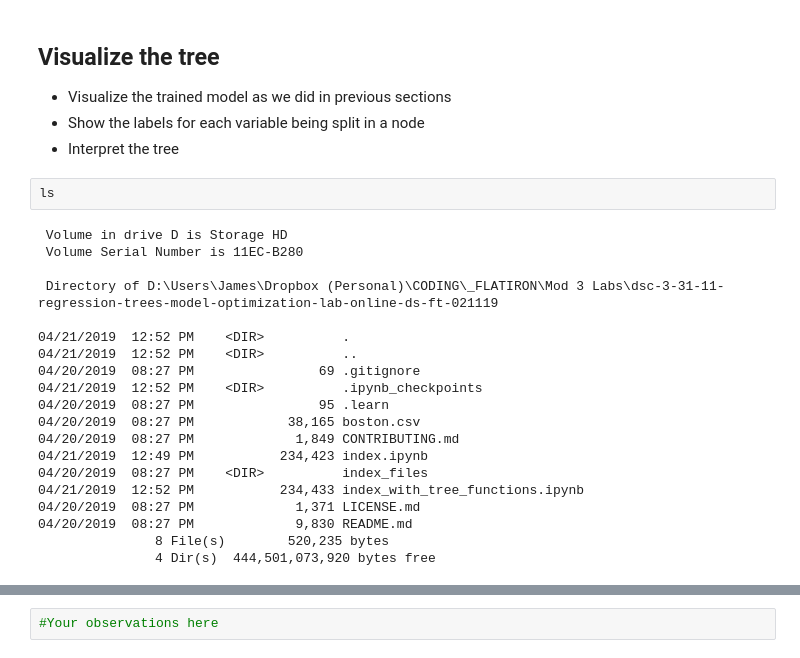
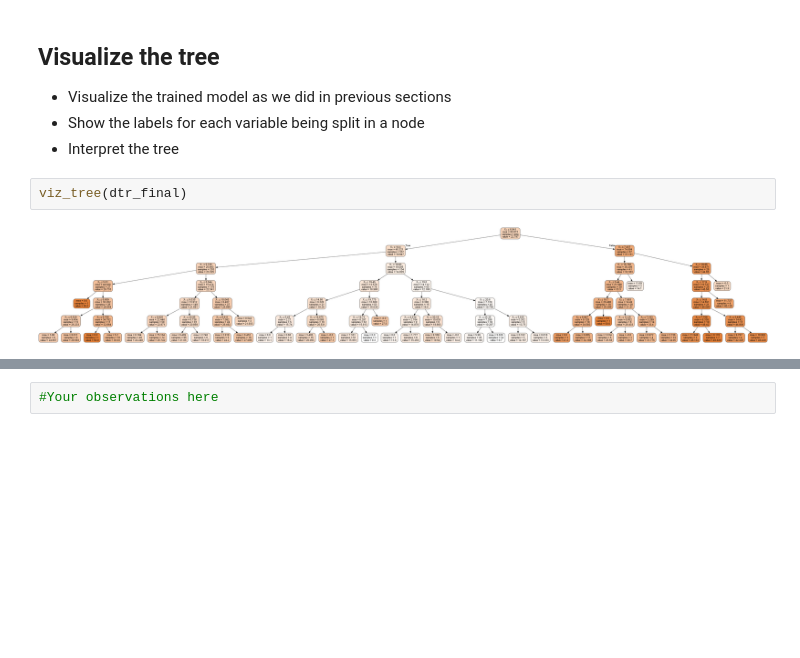
Before and after one commit to jirvingphd/dsc-3-31-11-regression-trees-model-optimization-lab-online-ds-ft-021119, a Jupyter notebook: index_with_tree_functions.ipynb, the cells around one changed output, grey strips where cells are left out. Cells and saved outputs as stored; diff of their text form; blank space fills up the shorter version.

```diff
--- a/index_with_tree_functions.ipynb
+++ b/index_with_tree_functions.ipynb
@@ -382,26 +384,8 @@ print(r2,mse)
 - Visualize the trained model as we did in previous sections
 - Show the labels for each variable being split in a node
 - Interpret the tree
-# %%
-ls
-# %% [output]
- Volume in drive D is Storage HD
- Volume Serial Number is 11EC-B280
-
- Directory of D:\Users\James\Dropbox (Personal)\CODING\_FLATIRON\Mod 3 Labs\dsc-3-31-11-regression-trees-model-optimization-lab-online-ds-ft-021119
-
-04/21/2019  12:52 PM    <DIR>          .
-04/21/2019  12:52 PM    <DIR>          ..
-04/20/2019  08:27 PM                69 .gitignore
-04/21/2019  12:52 PM    <DIR>          .ipynb_checkpoints
-04/20/2019  08:27 PM                95 .learn
-04/20/2019  08:27 PM            38,165 boston.csv
-04/20/2019  08:27 PM             1,849 CONTRIBUTING.md
-04/21/2019  12:49 PM           234,423 index.ipynb
-04/20/2019  08:27 PM    <DIR>          index_files
-04/21/2019  12:52 PM           234,433 index_with_tree_functions.ipynb
-04/20/2019  08:27 PM             1,371 LICENSE.md
-04/20/2019  08:27 PM             9,830 README.md
-               8 File(s)        520,235 bytes
-               4 Dir(s)  444,501,073,920 bytes free
+# %%
+viz_tree(dtr_final)
+# %% [output]
+[figure, added]
 # %%
```
Also changed, not shown: parts of 14 cells of this notebook, 2 other files.
